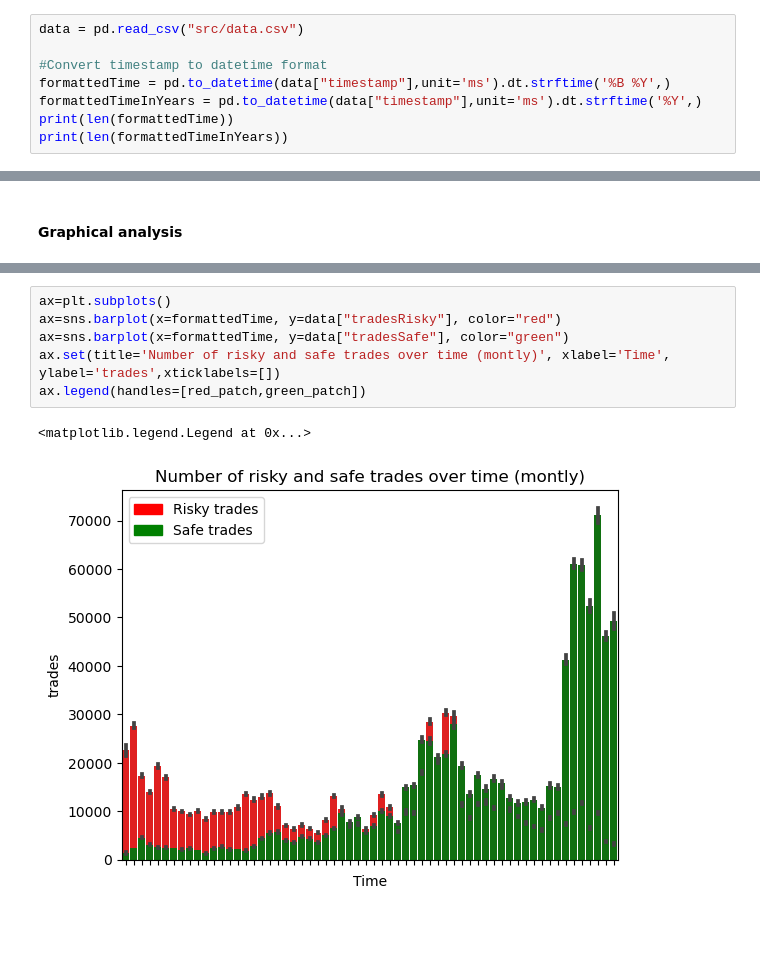
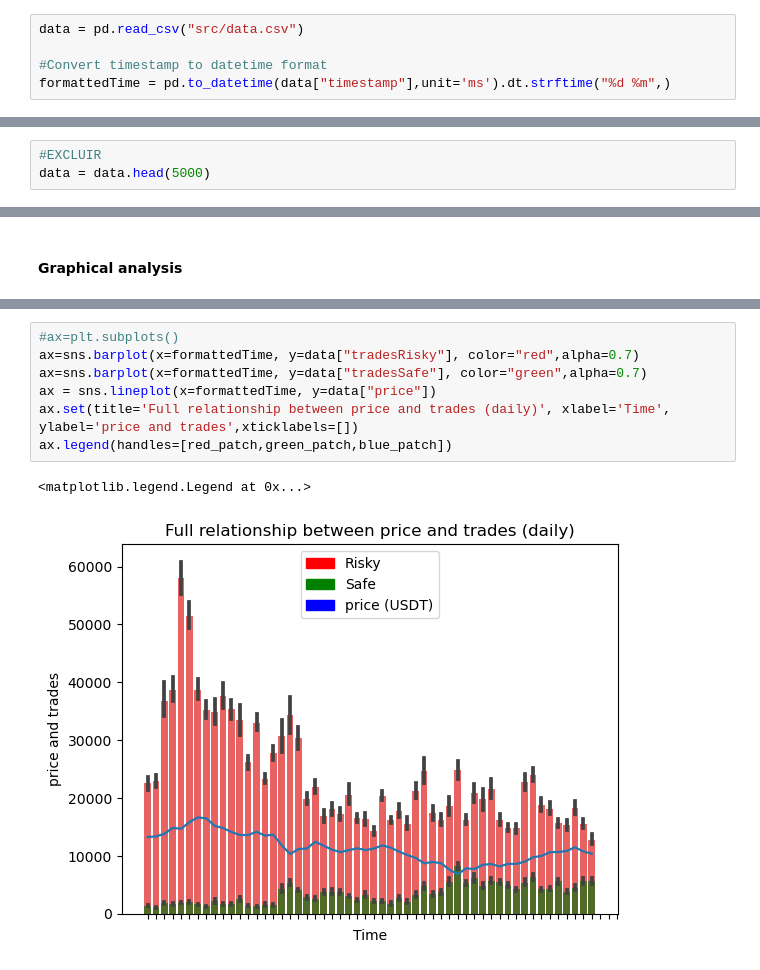
Before and after one commit to mickaelosvaldo1999/Exploring-LSTM-for-Bitcoin-Price-Prediction, a Jupyter notebook: BTC-Analysis.ipynb, the cells around one changed output, grey strips where cells are left out. Saved outputs shown, nothing was run; the diff lists cells and outputs as text; blank space fills up the shorter version.

```diff
--- a/BTC-Analysis.ipynb
+++ b/BTC-Analysis.ipynb
@@ -24,7 +50,4 @@ import seaborn as sns
 data = pd.read_csv("src/data.csv")
 
 #Convert timestamp to datetime format
-formattedTime = pd.to_datetime(data["timestamp"],unit='ms').dt.strftime('%B %Y',)
-formattedTimeInYears = pd.to_datetime(data["timestamp"],unit='ms').dt.strftime('%Y',)
-print(len(formattedTime))
-print(len(formattedTimeInYears))
+formattedTime = pd.to_datetime(data["timestamp"],unit='ms').dt.strftime("%d %m",)
@@ -33,0 +56,3 @@ print(len(formattedTimeInYears))
+# %%
+#EXCLUIR
+data = data.head(5000)
@@ -51,11 +81,12 @@ ax = sns.barplot(x=formattedTime, y=data["tradesSafe"], color="green").set(title
 # %%
-ax=plt.subplots()
-ax=sns.barplot(x=formattedTime, y=data["tradesRisky"], color="red")
-ax=sns.barplot(x=formattedTime, y=data["tradesSafe"], color="green")
-ax.set(title='Number of risky and safe trades over time (montly)', xlabel='Time', ylabel='trades',xticklabels=[])
-ax.legend(handles=[red_patch,green_patch])
+#ax=plt.subplots()
+ax=sns.barplot(x=formattedTime, y=data["tradesRisky"], color="red",alpha=0.7)
+ax=sns.barplot(x=formattedTime, y=data["tradesSafe"], color="green",alpha=0.7)
+ax = sns.lineplot(x=formattedTime, y=data["price"])
+ax.set(title='Full relationship between price and trades (daily)', xlabel='Time', ylabel='price and trades',xticklabels=[])
+ax.legend(handles=[red_patch,green_patch,blue_patch])
 # %% [output]
 <matplotlib.legend.Legend at 0x...>
-[figure, old version]
+[figure, new version]
 # %%
 ax=plt.subplots()
```
Also changed, not shown: parts of 36 cells of this notebook, 10 other files.
